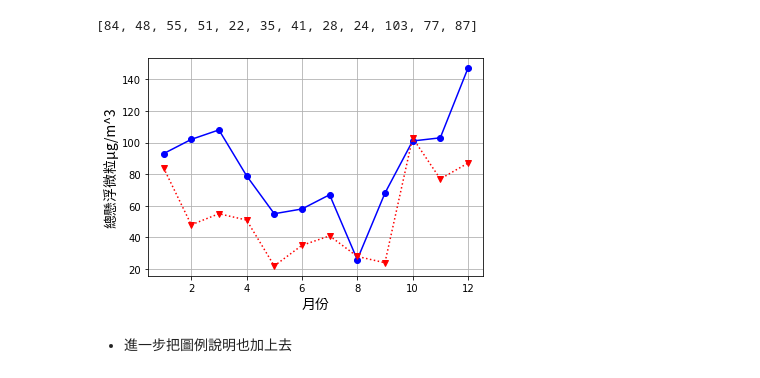
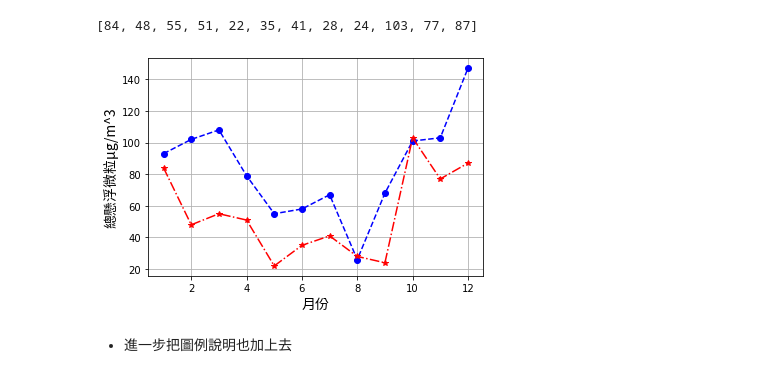
Before and after one commit to maloyang/KH20221202_IoT_Data_Science, a Jupyter notebook: W03/demo03_1.ipynb, the cells around one changed output. Drawn from its saved outputs; the diff is of its cells as text; code cells hidden in the pictures.

```diff
--- a/W03/demo03_1.ipynb
+++ b/W03/demo03_1.ipynb
@@ -167,16 +170,16 @@ tsp_list2
 # %%
 import matplotlib.pyplot as plt
 from matplotlib.font_manager import FontProperties
 font = FontProperties(fname=r"NotoSansTC-Regular.otf", size=14)
 
 months = list(range(1, 13))
-plt.plot(months, tsp_list, 'b-o')
-plt.plot(months, tsp_list2, 'r:v')
+plt.plot(months, tsp_list, 'b--o')
+plt.plot(months, tsp_list2, 'r-.*')
 plt.xlabel('月份', fontproperties = font)
 plt.ylabel('總懸浮微粒μg/m^3', fontproperties = font)
 plt.grid()
 # %% [output]
-[figure, old version]
+[figure, new version]
 # %% [markdown]
 - 進一步把圖例說明也加上去
 # %%
```
Also changed, not shown: parts of 6 cells of this notebook, 4 other files.
